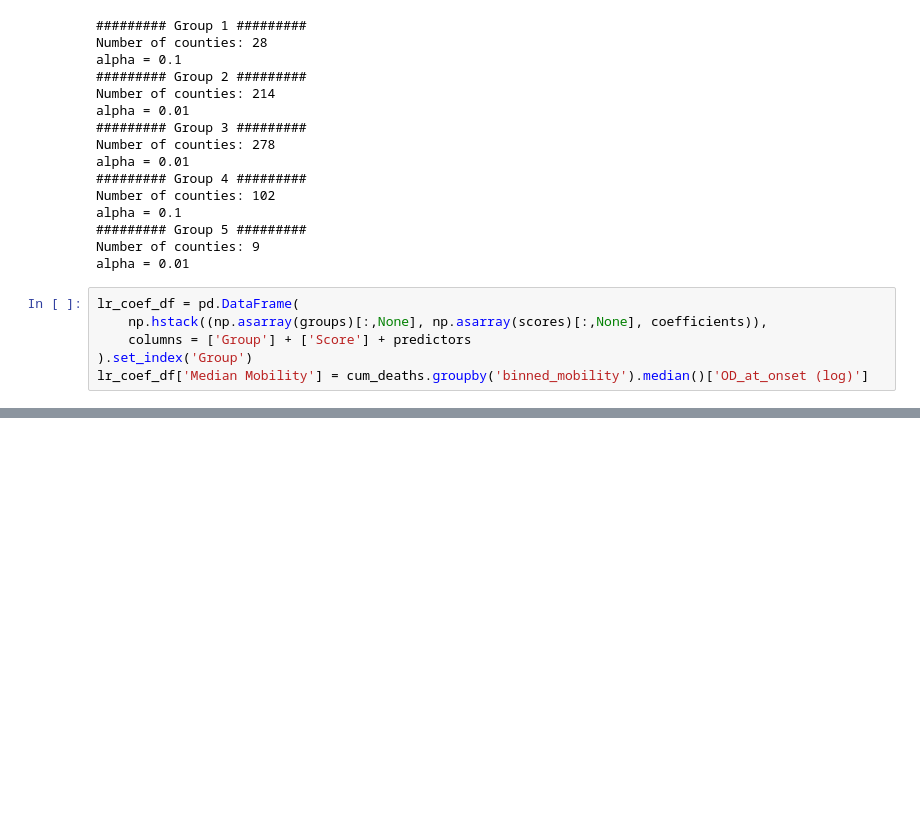
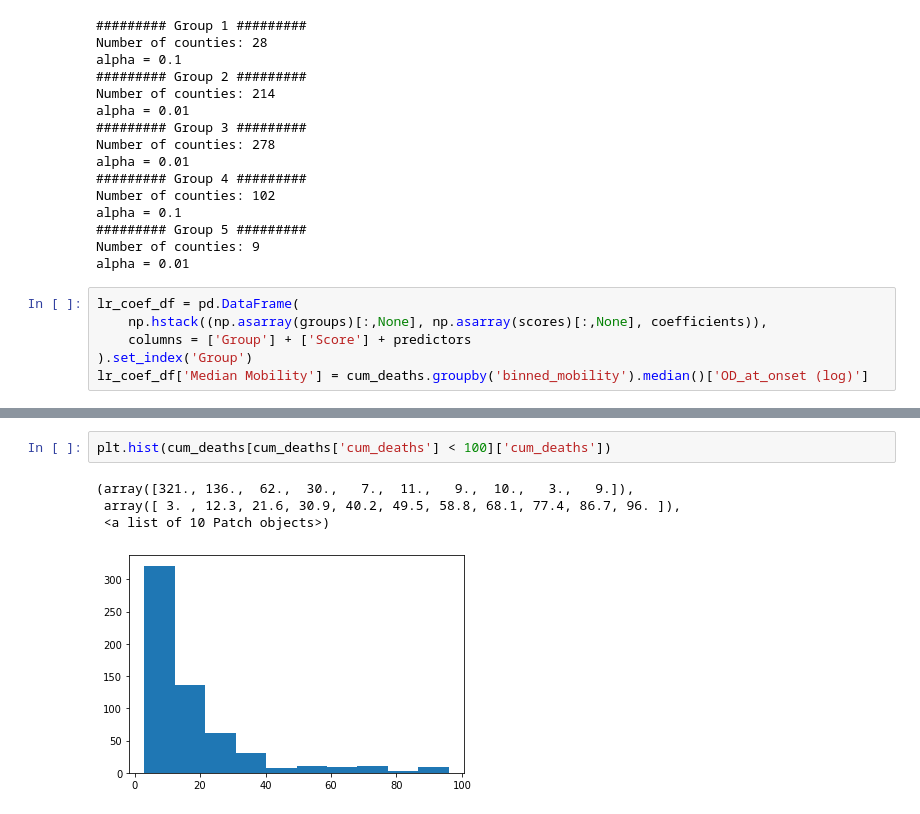
Before and after one commit to jhu-covid-optimization/covid-drivers, a Jupyter notebook: notebooks/17-rp-cluster_mobility.ipynb, the cells around one changed output, grey strips where cells are left out. Cells and saved outputs as stored; diff of their text form; blank space fills up the shorter version.

```diff
--- a/notebooks/17-rp-cluster_mobility.ipynb
+++ b/notebooks/17-rp-cluster_mobility.ipynb
@@ -589,0 +614,7 @@ lr_coef_df
+# %%
+plt.hist(cum_deaths[cum_deaths['cum_deaths'] < 100]['cum_deaths'])
+# %% [output]
+(array([321., 136.,  62.,  30.,   7.,  11.,   9.,  10.,   3.,   9.]),
+ array([ 3. , 12.3, 21.6, 30.9, 40.2, 49.5, 58.8, 68.1, 77.4, 86.7, 96. ]),
+ <a list of 10 Patch objects>)
+[figure, added]
```
Also changed, not shown: parts of 4 cells of this notebook, 7 other files.
